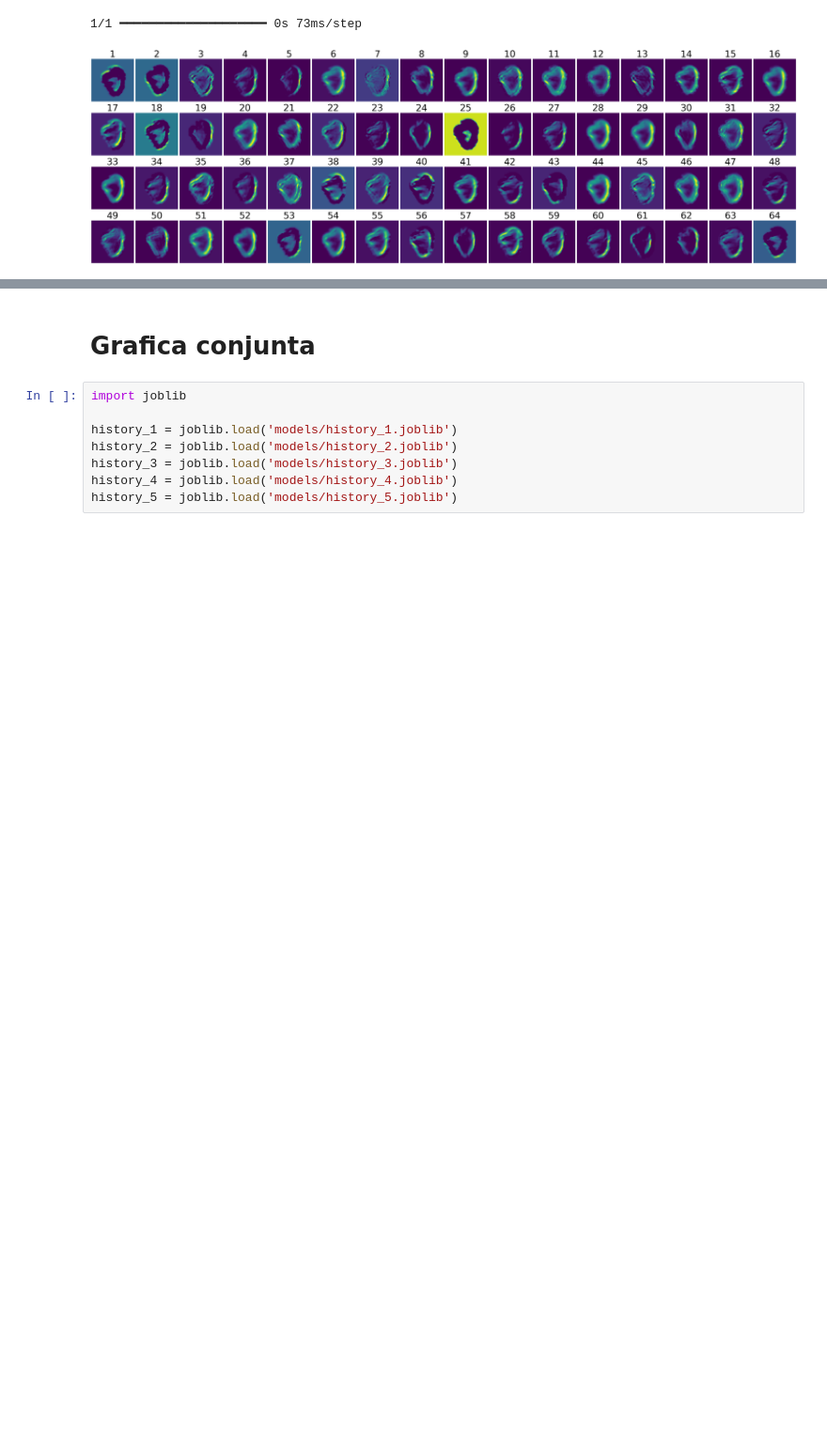
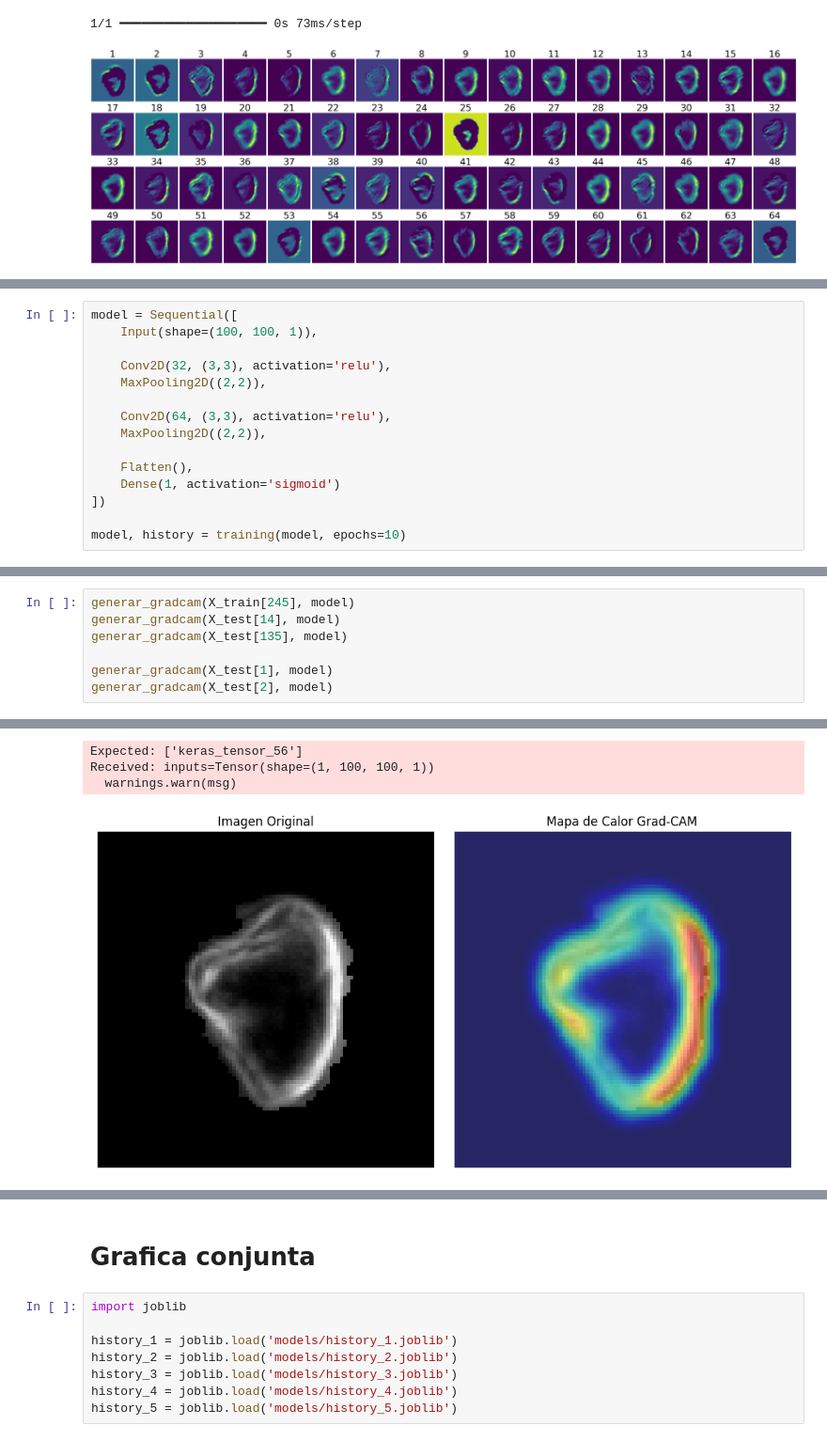
Before and after one commit to davidgc14/Mineria-Datos-UNED, a Jupyter notebook: Practica-3/laboratorio.ipynb, the cells around one changed output, grey strips where cells are left out. Shown at 94% size. Drawn from its saved outputs; the diff is of its cells as text; blank space fills up the shorter version.

Commit message:
feat: Achieved gradcam for zone detection

```diff
--- a/Practica-3/laboratorio.ipynb
+++ b/Practica-3/laboratorio.ipynb
@@ -1206,0 +1230,15 @@ for layer_index in conv_layer_indices:
+# %%
+model = Sequential([
+    Input(shape=(100, 100, 1)),
+
+    Conv2D(32, (3,3), activation='relu'),
+    MaxPooling2D((2,2)),
+
+    Conv2D(64, (3,3), activation='relu'),
+    MaxPooling2D((2,2)),
+
+    Flatten(),
+    Dense(1, activation='sigmoid')
+])
+
+model, history = training(model, epochs=10)
@@ -1206,0 +1312,8 @@ for layer_index in conv_layer_indices:
+# %%
+generar_gradcam(X_train[245], model)
+generar_gradcam(X_test[14], model)
+generar_gradcam(X_test[135], model)
+
+generar_gradcam(X_test[1], model)
+generar_gradcam(X_test[2], model)
+# %% [output]
@@ -1206,0 +1321,4 @@ for layer_index in conv_layer_indices:
+Expected: ['keras_tensor_56']
+Received: inputs=Tensor(shape=(1, 100, 100, 1))
+  warnings.warn(msg)
+[figure, added]
```
Also changed, not shown: parts of 7 cells of this notebook, 1 other file.
